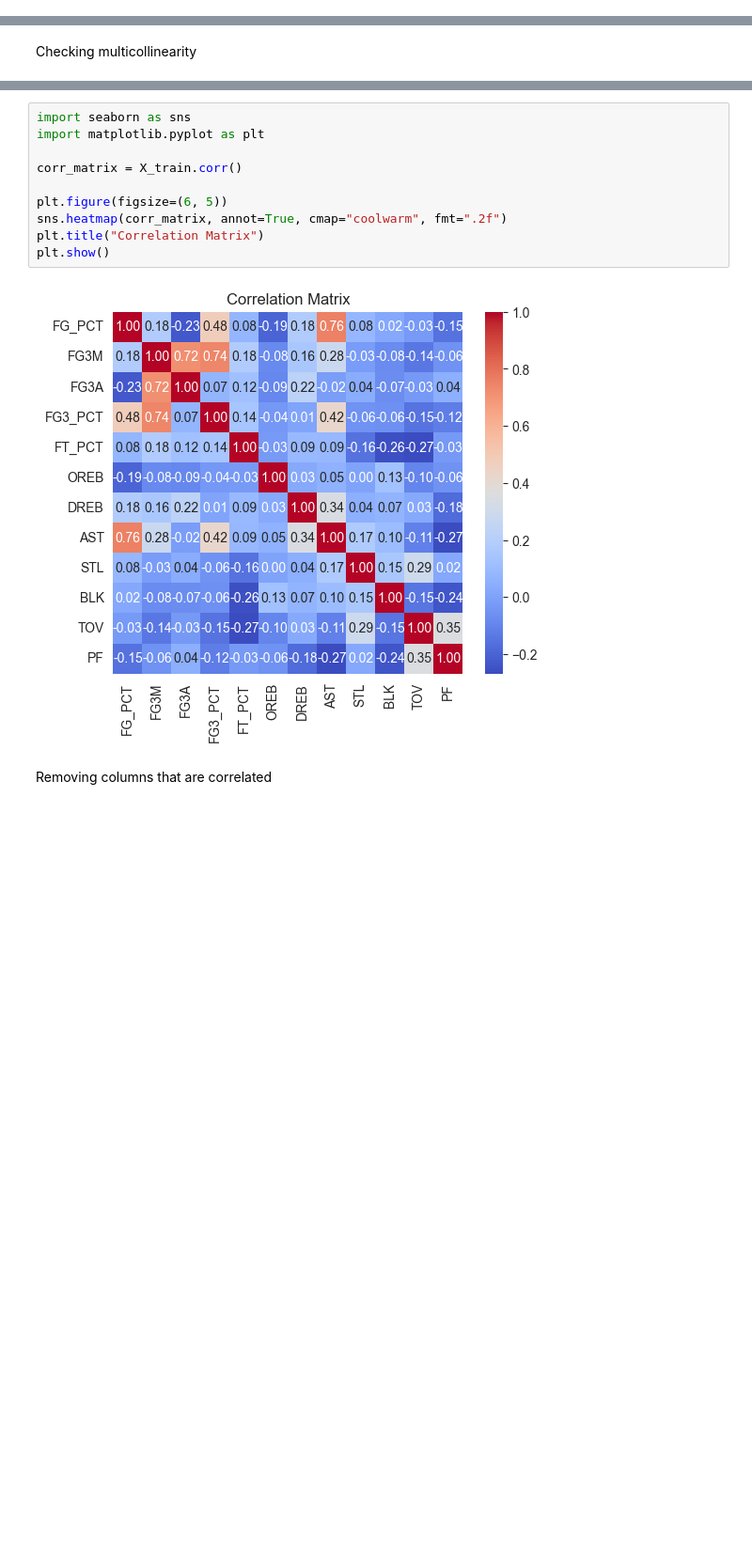
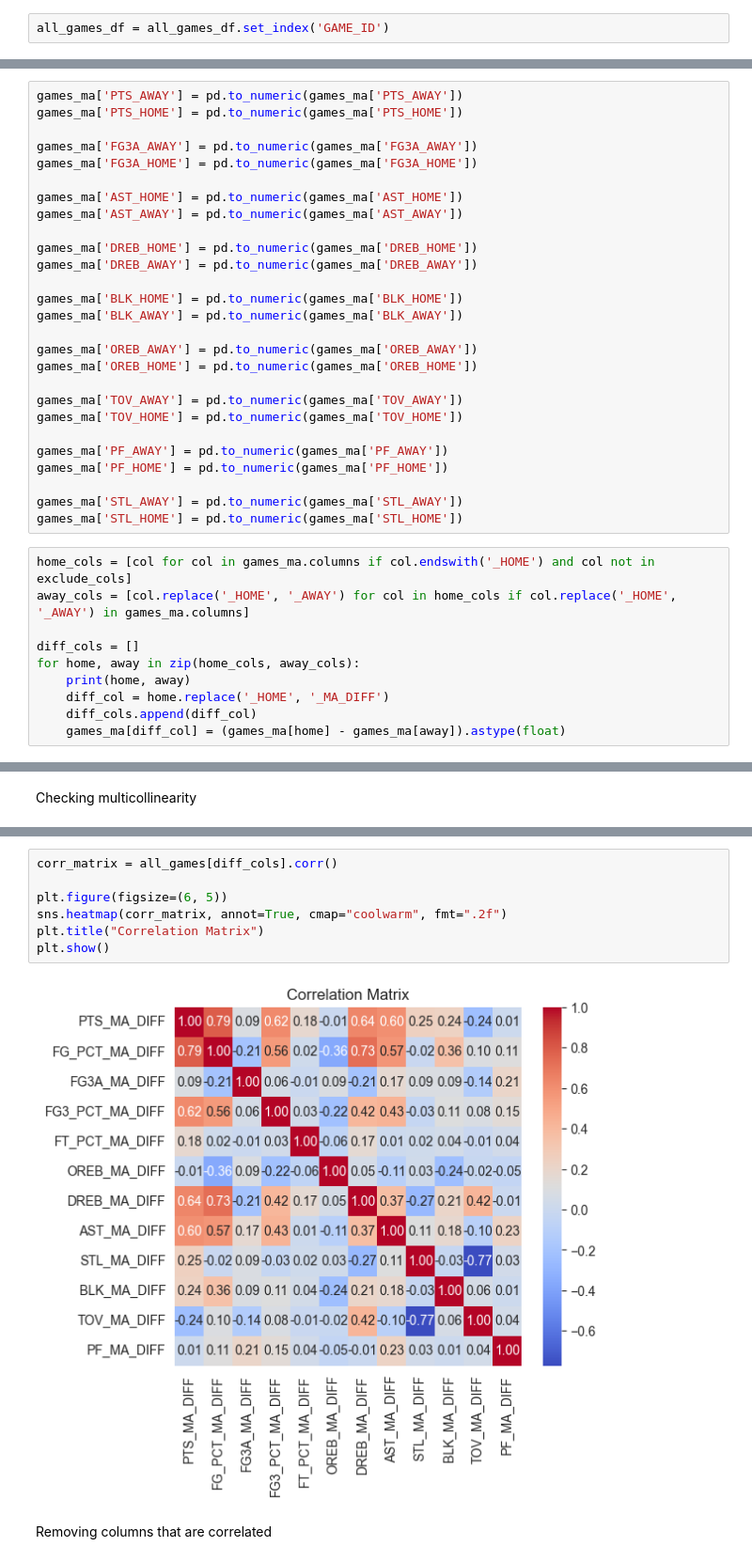
Before and after one commit to joncokisler/nba_odds_prediction_analysis, a Jupyter notebook: notebooks/team_win_loss_model.ipynb, the cells around one changed output, grey strips where cells are left out. Shown at 94% size. Saved outputs shown, nothing was run; the diff lists cells and outputs as text; blank space fills up the shorter version.

```diff
--- a/notebooks/team_win_loss_model.ipynb
+++ b/notebooks/team_win_loss_model.ipynb
@@ -55,0 +63,2 @@ games
+# %%
+all_games_df = all_games_df.set_index('GAME_ID')
@@ -89,0 +110,37 @@ import numpy as np
+# %%
+games_ma['PTS_AWAY'] = pd.to_numeric(games_ma['PTS_AWAY'])
+games_ma['PTS_HOME'] = pd.to_numeric(games_ma['PTS_HOME'])
+
+games_ma['FG3A_AWAY'] = pd.to_numeric(games_ma['FG3A_AWAY'])
+games_ma['FG3A_HOME'] = pd.to_numeric(games_ma['FG3A_HOME'])
+
+games_ma['AST_HOME'] = pd.to_numeric(games_ma['AST_HOME'])
+games_ma['AST_AWAY'] = pd.to_numeric(games_ma['AST_AWAY'])
+
+games_ma['DREB_HOME'] = pd.to_numeric(games_ma['DREB_HOME'])
+games_ma['DREB_AWAY'] = pd.to_numeric(games_ma['DREB_AWAY'])
+
+games_ma['BLK_HOME'] = pd.to_numeric(games_ma['BLK_HOME'])
+games_ma['BLK_AWAY'] = pd.to_numeric(games_ma['BLK_AWAY'])
+
+games_ma['OREB_AWAY'] = pd.to_numeric(games_ma['OREB_AWAY'])
+games_ma['OREB_HOME'] = pd.to_numeric(games_ma['OREB_HOME'])
+
+games_ma['TOV_AWAY'] = pd.to_numeric(games_ma['TOV_AWAY'])
+games_ma['TOV_HOME'] = pd.to_numeric(games_ma['TOV_HOME'])
+
+games_ma['PF_AWAY'] = pd.to_numeric(games_ma['PF_AWAY'])
+games_ma['PF_HOME'] = pd.to_numeric(games_ma['PF_HOME'])
+
+games_ma['STL_AWAY'] = pd.to_numeric(games_ma['STL_AWAY'])
+games_ma['STL_HOME'] = pd.to_numeric(games_ma['STL_HOME'])
+# %%
+home_cols = [col for col in games_ma.columns if col.endswith('_HOME') and col not in exclude_cols]
+away_cols = [col.replace('_HOME', '_AWAY') for col in home_cols if col.replace('_HOME', '_AWAY') in games_ma.columns]
+
+diff_cols = []
+for home, away in zip(home_cols, away_cols):
+    print(home, away)
+    diff_col = home.replace('_HOME', '_MA_DIFF')
+    diff_cols.append(diff_col)
+    games_ma[diff_col] = (games_ma[home] - games_ma[away]).astype(float)
@@ -118,15 +176,12 @@ print(vif_data)
 # %%
-import seaborn as sns
-import matplotlib.pyplot as plt
-
-corr_matrix = X_train.corr()
+corr_matrix = all_games[diff_cols].corr()
 
 plt.figure(figsize=(6, 5))
 sns.heatmap(corr_matrix, annot=True, cmap="coolwarm", fmt=".2f")
 plt.title("Correlation Matrix")
 plt.show()
 # %% [output]
-[figure, old version]
+[figure, new version]
 # %% [markdown]
 Removing columns that are correlated
 # %%
```
Also changed, not shown: parts of 28 cells of this notebook.
